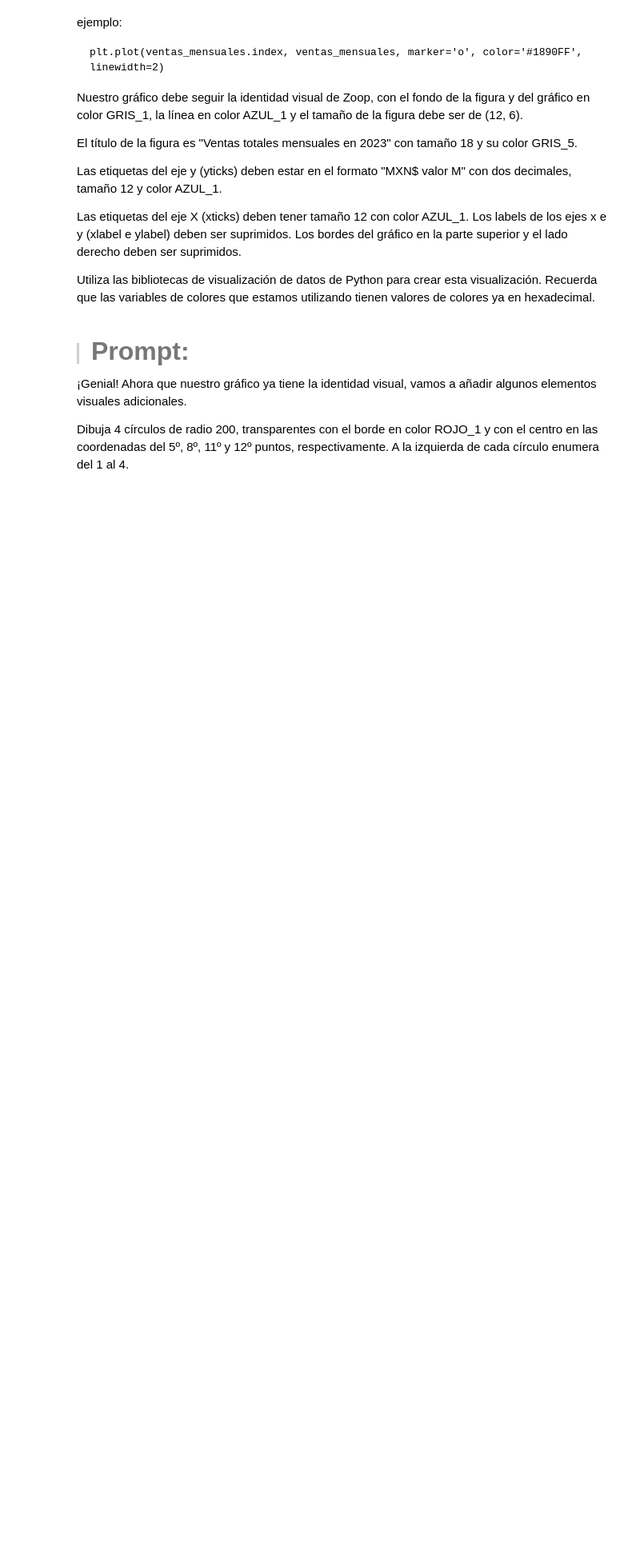
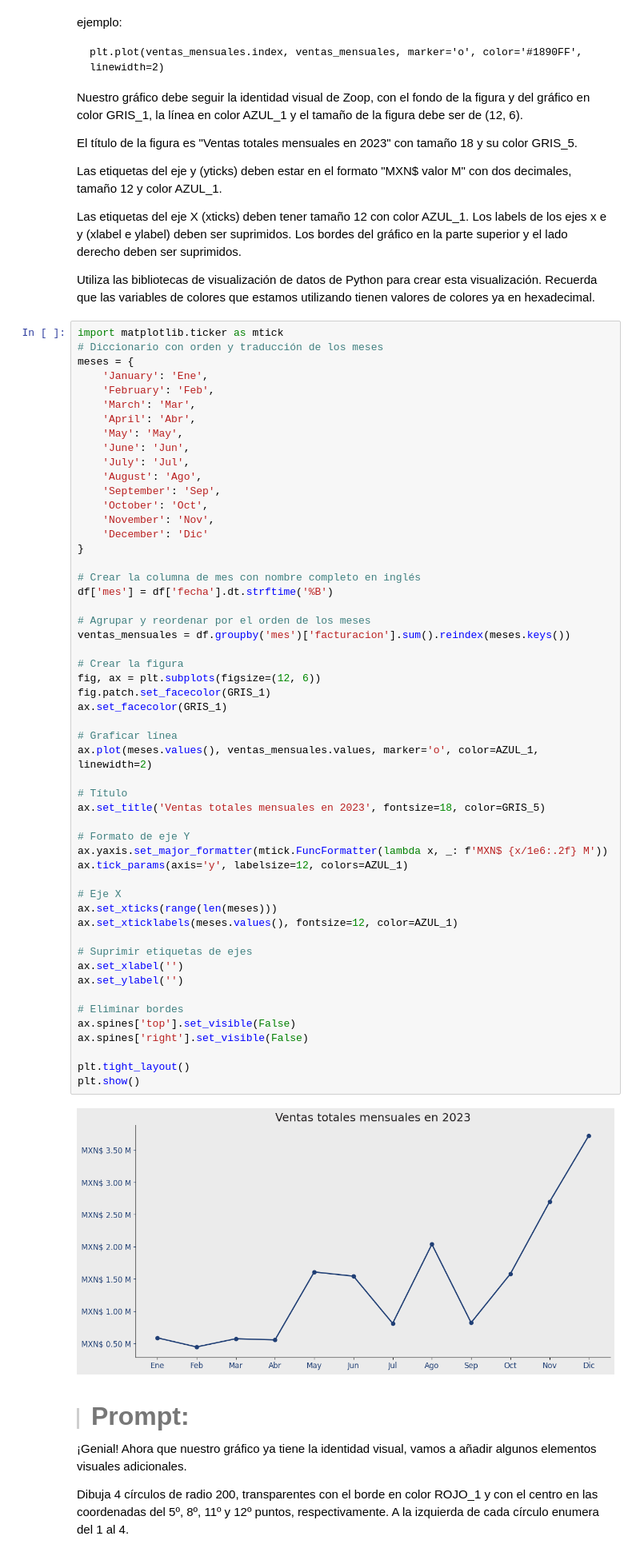
Before and after one commit to AndresCMontejo/IA_Aplicada_a_Ciencia_de_datos, a Jupyter notebook: IA_aplicada_a_ciencia_de_datos.ipynb, the cells around one changed output. Shown at 80% size. Drawn from its saved outputs; the diff is of its cells as text; blank space fills up the shorter version.

```diff
--- a/IA_aplicada_a_ciencia_de_datos.ipynb
+++ b/IA_aplicada_a_ciencia_de_datos.ipynb
@@ -1376,6 +1413,61 @@ Las etiquetas del eje y (yticks) deben estar en el formato "MXN$ valor M" con do
 Las etiquetas del eje X (xticks) deben tener tamaño 12 con color AZUL_1. Los labels de los ejes x e y (xlabel e ylabel) deben ser suprimidos. Los bordes del gráfico en la parte superior y el lado derecho deben ser suprimidos.
 
 Utiliza las bibliotecas de visualización de datos de Python para crear esta visualización. Recuerda que las variables de colores que estamos utilizando tienen valores de colores ya en hexadecimal.
+# %%
+import matplotlib.ticker as mtick
+# Diccionario con orden y traducción de los meses
+meses = {
+    'January': 'Ene',
+    'February': 'Feb',
+    'March': 'Mar',
+    'April': 'Abr',
+    'May': 'May',
+    'June': 'Jun',
+    'July': 'Jul',
+    'August': 'Ago',
+    'September': 'Sep',
+    'October': 'Oct',
+    'November': 'Nov',
+    'December': 'Dic'
+}
+
+# Crear la columna de mes con nombre completo en inglés
+df['mes'] = df['fecha'].dt.strftime('%B')
+
+# Agrupar y reordenar por el orden de los meses
+ventas_mensuales = df.groupby('mes')['facturacion'].sum().reindex(meses.keys())
+
+# Crear la figura
+fig, ax = plt.subplots(figsize=(12, 6))
+fig.patch.set_facecolor(GRIS_1)
+ax.set_facecolor(GRIS_1)
+
+# Graficar línea
+ax.plot(meses.values(), ventas_mensuales.values, marker='o', color=AZUL_1, linewidth=2)
+
+# Título
+ax.set_title('Ventas totales mensuales en 2023', fontsize=18, color=GRIS_5)
+
+# Formato de eje Y
+ax.yaxis.set_major_formatter(mtick.FuncFormatter(lambda x, _: f'MXN$ {x/1e6:.2f} M'))
+ax.tick_params(axis='y', labelsize=12, colors=AZUL_1)
+
+# Eje X
+ax.set_xticks(range(len(meses)))
+ax.set_xticklabels(meses.values(), fontsize=12, color=AZUL_1)
+
+# Suprimir etiquetas de ejes
+ax.set_xlabel('')
+ax.set_ylabel('')
+
+# Eliminar bordes
+ax.spines['top'].set_visible(False)
+ax.spines['right'].set_visible(False)
+
+plt.tight_layout()
+plt.show()
+# %% [output]
+[figure, added]
 # %% [markdown]
 > #### <strong><font color="7b71ff" size =6>Prompt:</font></strong>
 
```
Also changed, not shown: parts of 4 cells of this notebook.
